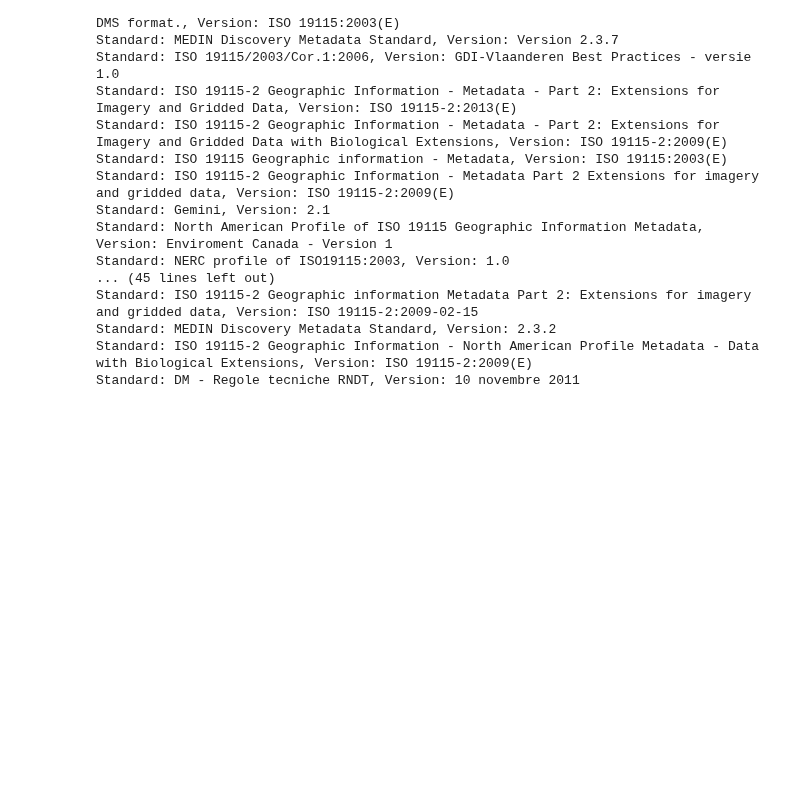
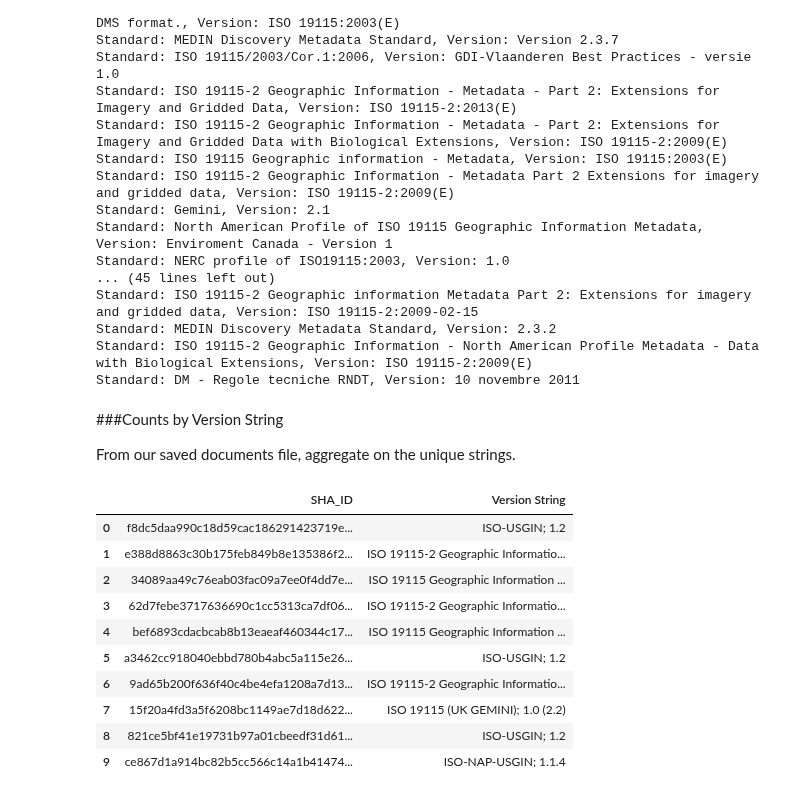
Before and after one commit to b-cube/Response-Identification-Info, a Jupyter notebook: notebooks/ISO Version Identification.ipynb, the cells around one changed output. Saved outputs shown, nothing was run; the diff lists cells and outputs as text; code cells hidden in the pictures; blank space fills up the shorter version.

```diff
--- a/notebooks/ISO Version Identification.ipynb
+++ b/notebooks/ISO Version Identification.ipynb
@@ -131,3 +131,41 @@ Standard: ISO 19115-2 Geographic information Metadata Part 2: Extensions for ima
 Standard: MEDIN Discovery Metadata Standard, Version: 2.3.2
 Standard: ISO 19115-2 Geographic Information - North American Profile Metadata - Data with Biological Extensions, Version: ISO 19115-2:2009(E)
 Standard: DM - Regole tecniche RNDT, Version: 10 novembre 2011
+# %% [markdown]
+###Counts by Version String
+
+From our saved documents file, aggregate on the unique strings.
+# %%
+import pandas as pd
+
+def repack_response(r):
+    # File: aa990c18d59cac186291423719efab1b7d.json, Standard: ISO-USGIN, Version: 1.2
+    parts = r.split('.json, ')
+    rsp = parts[0].replace('File: ', '').strip()
+    vsn = parts[1].strip().replace('Standard: ', '').replace(', Version: ', '; ').strip() if len(parts) > 1 else 'Unknown'
+    return (rsp, vsn)
+
+with open('outputs/iso_versions.txt', 'r') as f:
+    versions = f.readlines()
+
+# chuck our standard/version tags
+versions = [v.strip().replace('Standard: ', '').replace(', Version: ', '; ') for v in versions if v]
+
+with open('outputs/iso_versions_by_response.txt', 'r') as f:
+    responses = f.readlines()
+responses = [repack_response(r) for r in responses if r]
+
+df = pd.DataFrame(responses, columns=['SHA_ID', 'Version String'])
+df[:10]
+# %% [output]
+|  | SHA_ID | Version String |
+| 0 | f8dc5daa990c18d59cac186291423719e... | ISO-USGIN; 1.2 |
+| 1 | e388d8863c30b175feb849b8e135386f2... | ISO 19115-2 Geographic Informatio... |
+| 2 | 34089aa49c76eab03fac09a7ee0f4dd7e... | ISO 19115 Geographic Information ... |
+| 3 | 62d7febe3717636690c1cc5313ca7df06... | ISO 19115-2 Geographic Informatio... |
+| 4 | bef6893cdacbcab8b13eaeaf460344c17... | ISO 19115 Geographic Information ... |
+| 5 | a3462cc918040ebbd780b4abc5a115e26... | ISO-USGIN; 1.2 |
+| 6 | 9ad65b200f636f40c4be4efa1208a7d13... | ISO 19115-2 Geographic Informatio... |
+| 7 | 15f20a4fd3a5f6208bc1149ae7d18d622... | ISO 19115 (UK GEMINI); 1.0 (2.2) |
+| 8 | 821ce5bf41e19731b97a01cbeedf31d61... | ISO-USGIN; 1.2 |
+| 9 | ce867d1a914bc82b5cc566c14a1b41474... | ISO-NAP-USGIN; 1.1.4 |
```
Also changed, not shown: parts of 2 cells of this notebook, 3 other files.
